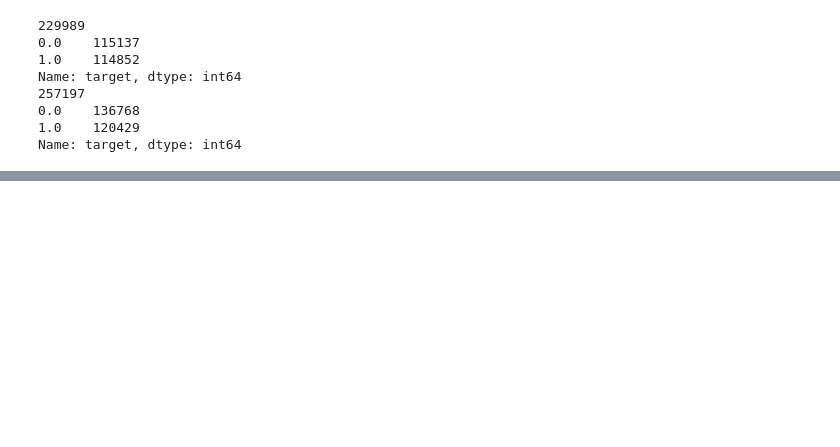
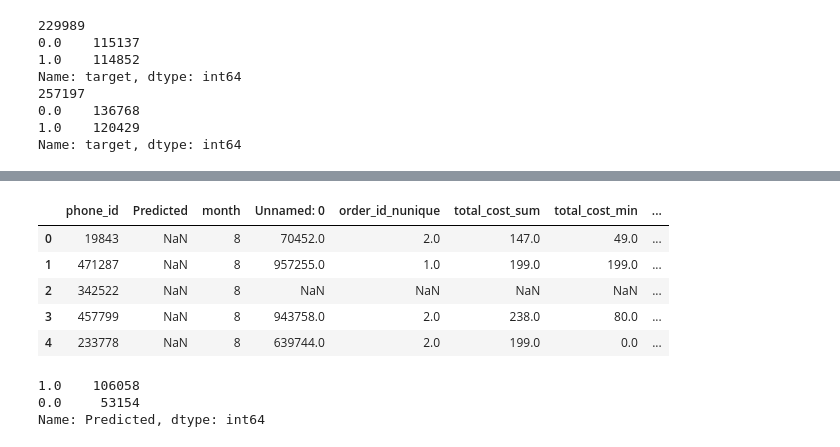
Before and after one commit to DanaZL/NGWL_Hackit, a Jupyter notebook: get_folds_and_train_model.ipynb, the cells around one changed output, grey strips where cells are left out. Drawn from its saved outputs; the diff is of its cells as text; code cells hidden in the pictures; blank space fills up the shorter version.

```diff
--- a/get_folds_and_train_model.ipynb
+++ b/get_folds_and_train_model.ipynb
@@ -92,0 +213,3 @@ mean score - 0.7817942605546655
+# %%
+test = pd.read_csv('sample_submission.csv', sep = ';')
+test.head()
@@ -92,0 +223,14 @@ mean score - 0.7817942605546655
+# %%
+test = test.rename(columns={'Id':'phone_id'})
+test['month'] = 8
+
+
+data = test.merge(fea, on=['phone_id', 'month'], how = 'left')
+data.head()
+# %% [output]
+|  | phone_id | Predicted | month | Unnamed: 0 | order_id_nunique | total_cost_sum | total_cost_min | ... |
+| 0 | 19843 | NaN | 8 | 70452.0 | 2.0 | 147.0 | 49.0 | ... |
+| 1 | 471287 | NaN | 8 | 957255.0 | 1.0 | 199.0 | 199.0 | ... |
+| 2 | 342522 | NaN | 8 | NaN | NaN | NaN | NaN | ... |
+| 3 | 457799 | NaN | 8 | 943758.0 | 2.0 | 238.0 | 80.0 | ... |
+| 4 | 233778 | NaN | 8 | 639744.0 | 2.0 | 199.0 | 0.0 | ... |
@@ -92,0 +248,6 @@ mean score - 0.7817942605546655
+# %%
+data['Predicted'].value_counts()
+# %% [output]
+1.0    106058
+0.0     53154
+Name: Predicted, dtype: int64
```
Also changed, not shown: parts of 25 cells of this notebook.
